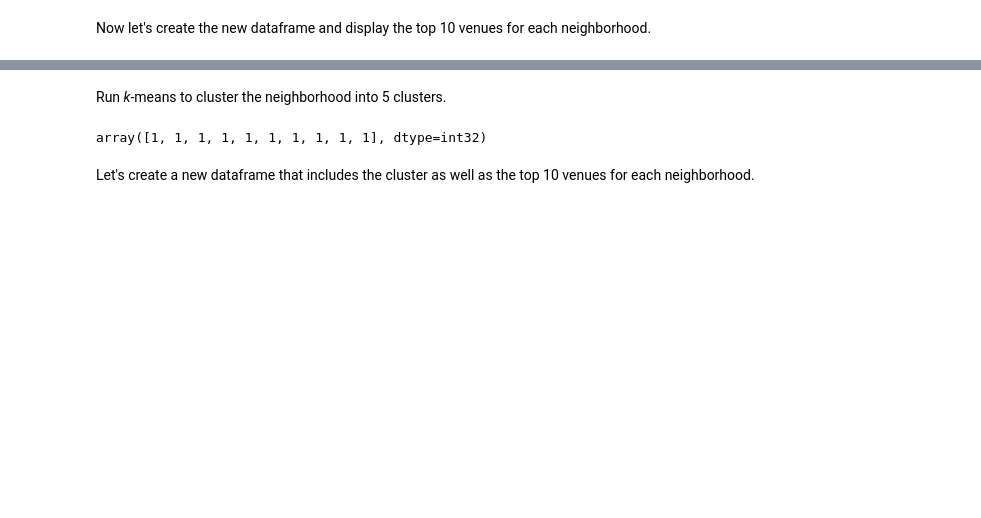
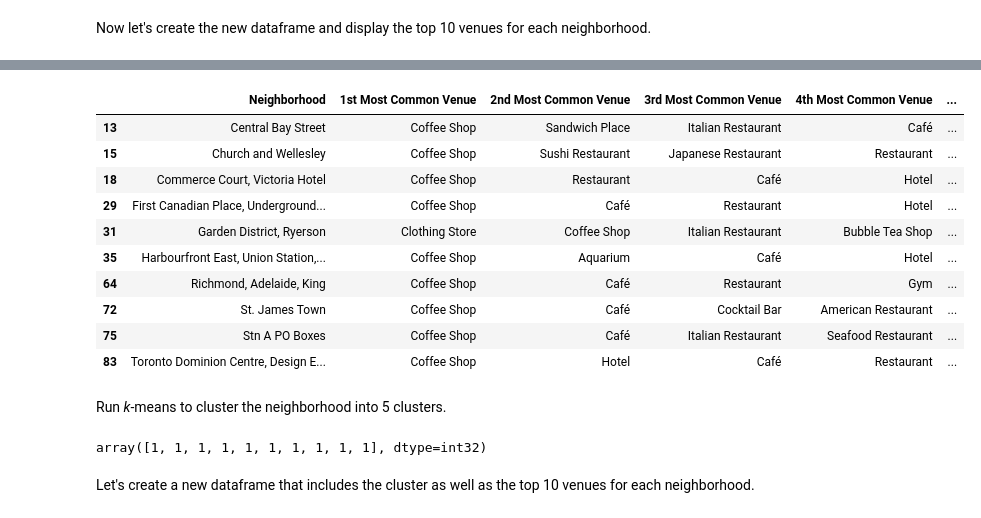
Before and after one commit to Pierayeh/Segmentation-and-clustering-of-Toronto-Neighborhood, a Jupyter notebook: Segmenting and Clustering Neighborhoods in Toronto.ipynb, the cells around one changed output, grey strips where cells are left out. Drawn from its saved outputs; the diff is of its cells as text; code cells hidden in the pictures; blank space fills up the shorter version.

```diff
--- a/Segmenting and Clustering Neighborhoods in Toronto.ipynb
+++ b/Segmenting and Clustering Neighborhoods in Toronto.ipynb
@@ -571,0 +597,3 @@ neighborhoods_venues_sorted.head()
+# %%
+Top10_neighborhoods=Toronto_venues_top10.index.values
+Top10_neighborhoods
@@ -572,3 +608,17 @@ neighborhoods_venues_sorted.head()
+# %%
+neighborhoods_venues_sorted.loc[neighborhoods_venues_sorted['Neighborhood'].isin(Top10_neighborhoods)]
+# %% [output]
+|  | Neighborhood | 1st Most Common Venue | 2nd Most Common Venue | 3rd Most Common Venue | 4th Most Common Venue | ... |
+| 13 | Central Bay Street | Coffee Shop | Sandwich Place | Italian Restaurant | Café | ... |
+| 15 | Church and Wellesley | Coffee Shop | Sushi Restaurant | Japanese Restaurant | Restaurant | ... |
+| 18 | Commerce Court, Victoria Hotel | Coffee Shop | Restaurant | Café | Hotel | ... |
+| 29 | First Canadian Place, Underground... | Coffee Shop | Café | Restaurant | Hotel | ... |
+| 31 | Garden District, Ryerson | Clothing Store | Coffee Shop | Italian Restaurant | Bubble Tea Shop | ... |
+| 35 | Harbourfront East, Union Station,... | Coffee Shop | Aquarium | Café | Hotel | ... |
+| 64 | Richmond, Adelaide, King | Coffee Shop | Café | Restaurant | Gym | ... |
+| 72 | St. James Town | Coffee Shop | Café | Cocktail Bar | American Restaurant | ... |
+| 75 | Stn A PO Boxes | Coffee Shop | Café | Italian Restaurant | Seafood Restaurant | ... |
+| 83 | Toronto Dominion Centre, Design E... | Coffee Shop | Hotel | Café | Restaurant | ... |
 # %% [markdown]
 Run *k*-means to cluster the neighborhood into 5 clusters.
 # %%
```
Also changed, not shown: parts of 27 cells of this notebook.
